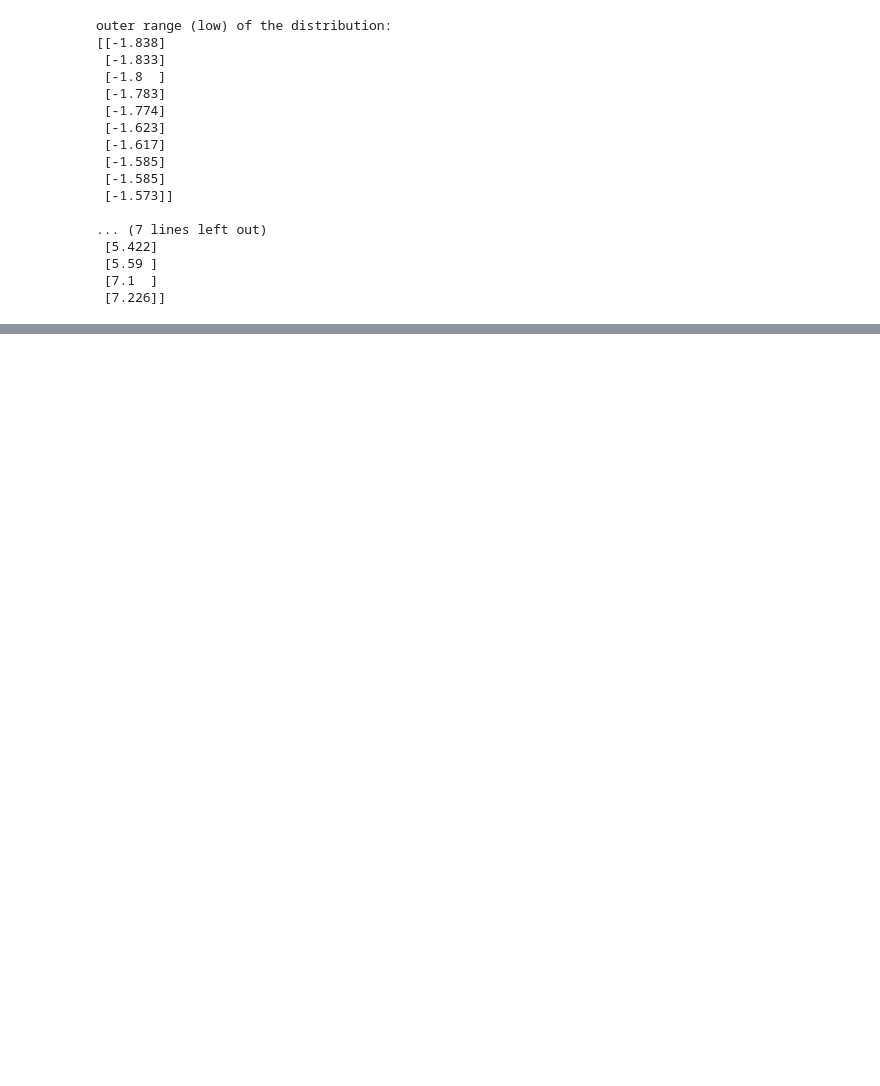
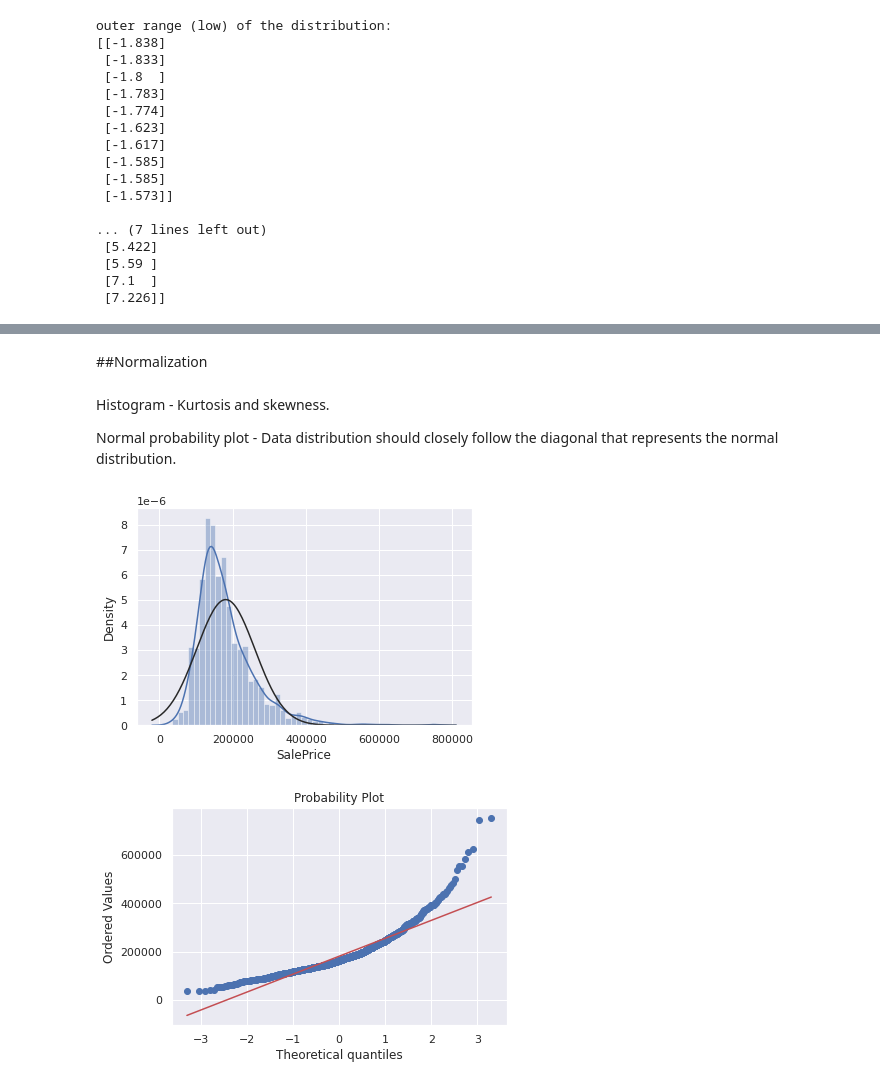
Before and after one commit to momijizen/House-Prices---Advanced-Regression-Techniques-, a Jupyter notebook: House_Prices.ipynb, the cells around one changed output, grey strips where cells are left out. Drawn from its saved outputs; the diff is of its cells as text; code cells hidden in the pictures; blank space fills up the shorter version.

```diff
--- a/House_Prices.ipynb
+++ b/House_Prices.ipynb
@@ -256,0 +319,19 @@ outer range (low) of the distribution:
+# %%
+#deleting points
+df_train.sort_values(by = 'GrLivArea', ascending = False)[:2]
+df_train = df_train.drop(df_train[df_train['Id'] == 1299].index)
+df_train = df_train.drop(df_train[df_train['Id'] == 524].index)
+# %% [markdown]
+##Normalization
+# %% [markdown]
+Histogram - Kurtosis and skewness.
+
+Normal probability plot - Data distribution should closely follow the diagonal that represents the normal distribution.
+# %%
+#histogram and normal probability plot
+sns.distplot(df_train['SalePrice'], fit=norm);
+fig = plt.figure()
+res = stats.probplot(df_train['SalePrice'], plot=plt)
+# %% [output]
+[figure, added]
+[figure, added]
```
Also changed, not shown: parts of 55 cells of this notebook.
